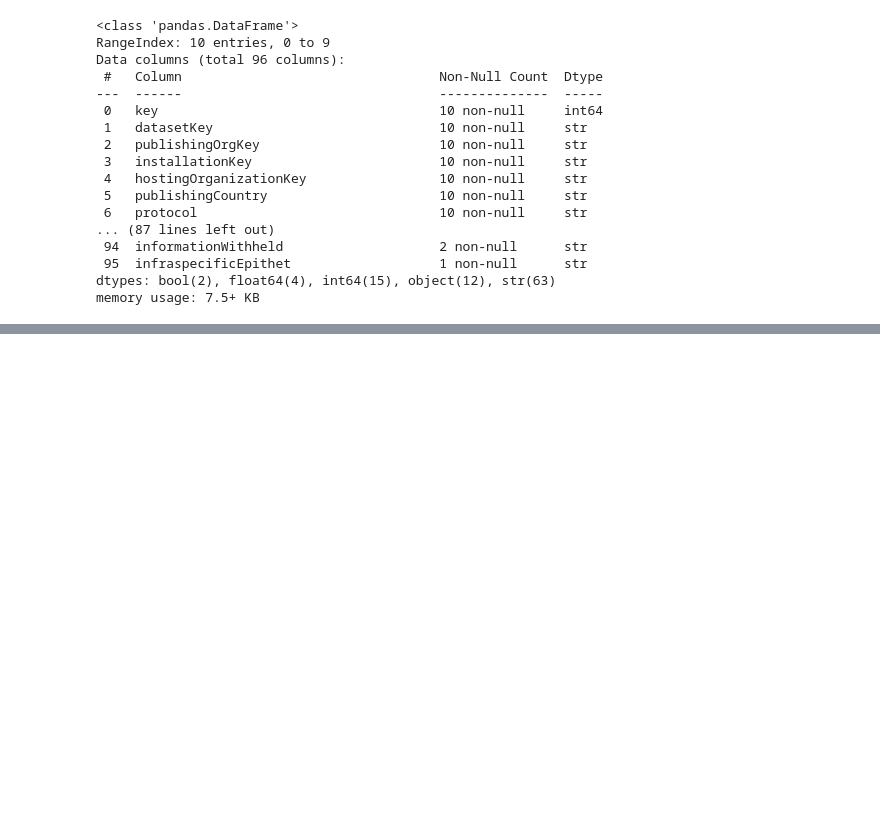
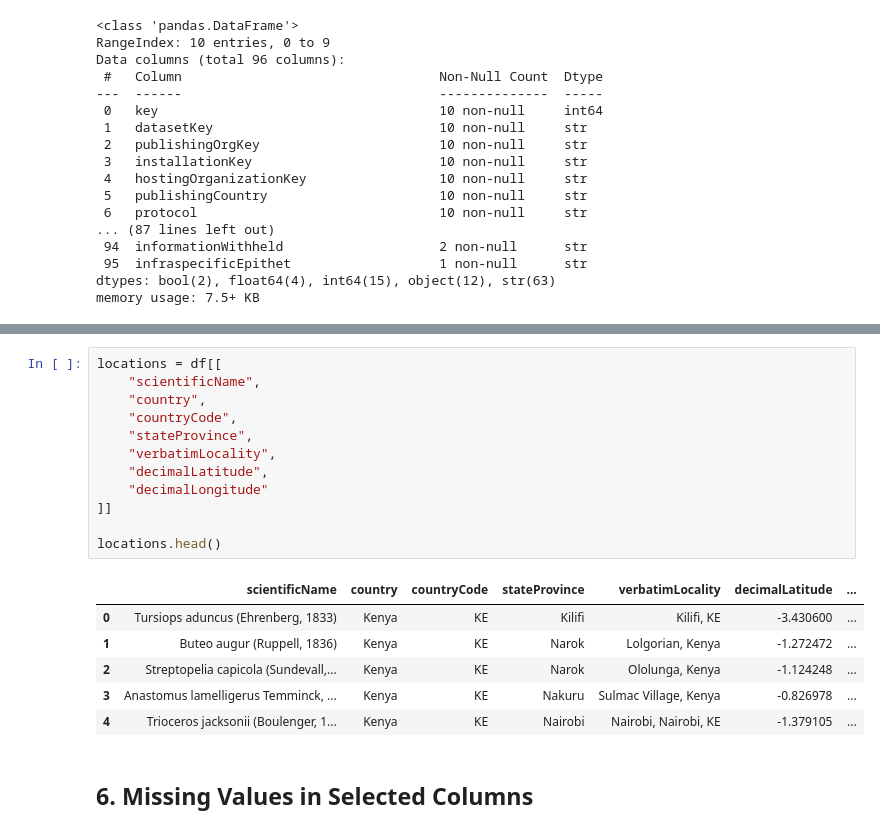
Before and after one commit to Janellesspaceship/Forest-Explorer-Kenya, a Jupyter notebook: notebooks/01_explore_gbif.ipynb, the cells around one changed output, grey strips where cells are left out. Drawn from its saved outputs; the diff is of its cells as text; blank space fills up the shorter version.

```diff
--- a/notebooks/01_explore_gbif.ipynb
+++ b/notebooks/01_explore_gbif.ipynb
@@ -78,0 +110,21 @@ Length: 96, dtype: int64
+# %%
+locations = df[[
+    "scientificName",
+    "country",
+    "countryCode",
+    "stateProvince",
+    "verbatimLocality",
+    "decimalLatitude",
+    "decimalLongitude"
+]]
+
+locations.head()
+# %% [output]
+|  | scientificName | country | countryCode | stateProvince | verbatimLocality | decimalLatitude | ... |
+| 0 | Tursiops aduncus (Ehrenberg, 1833) | Kenya | KE | Kilifi | Kilifi, KE | -3.430600 | ... |
+| 1 | Buteo augur (Ruppell, 1836) | Kenya | KE | Narok | Lolgorian, Kenya | -1.272472 | ... |
+| 2 | Streptopelia capicola (Sundevall,... | Kenya | KE | Narok | Ololunga, Kenya | -1.124248 | ... |
+| 3 | Anastomus lamelligerus Temminck, ... | Kenya | KE | Nakuru | Sulmac Village, Kenya | -0.826978 | ... |
+| 4 | Trioceros jacksonii (Boulenger, 1... | Kenya | KE | Nairobi | Nairobi, Nairobi, KE | -1.379105 | ... |
+# %% [markdown]
+## 6. Missing Values in Selected Columns
```
Also changed, not shown: parts of 22 cells of this notebook, 1 other file.
